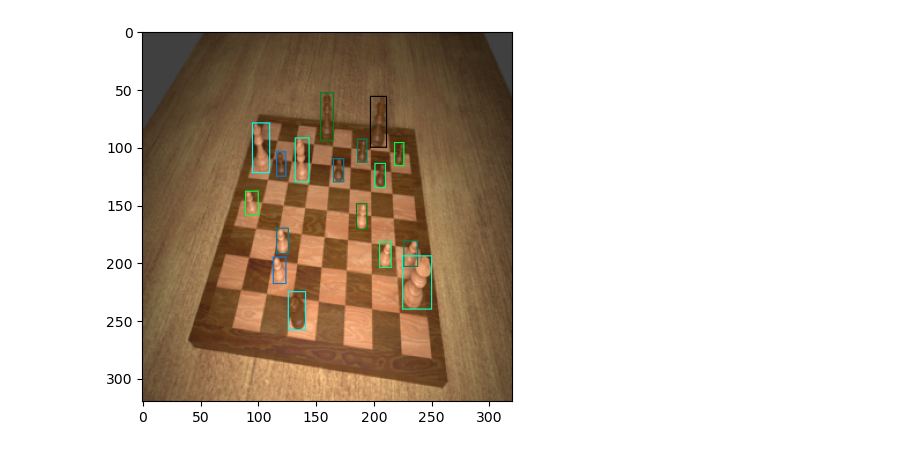
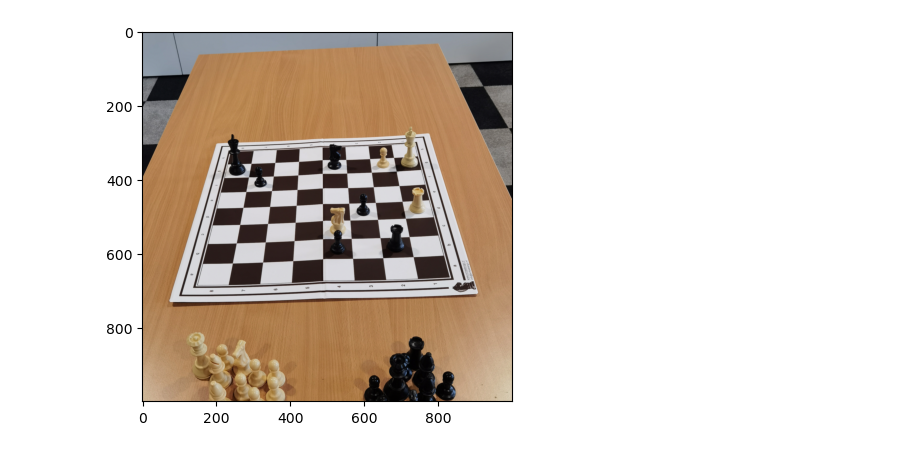
Before and after one commit to taroshg/chess-board-detection, a Jupyter notebook: testing.ipynb, the cells around one changed output. Drawn from its saved outputs; the diff is of its cells as text; code cells hidden in the pictures.

```diff
--- a/testing.ipynb
+++ b/testing.ipynb
@@ -62,0 +31,3 @@ target = {'boxes': boxes, 'labels': labels}
+# %%
+tranform_320 = transforms.Compose([transforms.Resize(320), transforms.ToTensor()])
+tranform_1000 = transforms.Compose([transforms.Resize(1000), transforms.ToTensor()])
@@ -63,7 +57,11 @@ target = {'boxes': boxes, 'labels': labels}
+# %%
+imgs = os.listdir('d:/Projects/Chess Detection Data/chessred/chessred/images/0/')
+img = Image.open(f'd:/Projects/Chess Detection Data/chessred/chessred/images/0/{imgs[-12]}')
+img_320 = tranform_320(img)
+img_1000 = tranform_1000(img)
 # %%
-img = (img * 255).to(torch.uint8)
-bboxes_img = draw_bounding_boxes(img, target['boxes'])
-plt.imshow(bboxes_img.detach().permute(1, 2, 0))
+og_img = (img_1000 * 255).to(torch.uint8).detach()
+plt.imshow(og_img.permute(1, 2, 0))
 plt.show()
 # %% [output]
-[figure, old version]
+[figure, new version]
```
Also changed, not shown: parts of 13 cells of this notebook, 16 other files.
